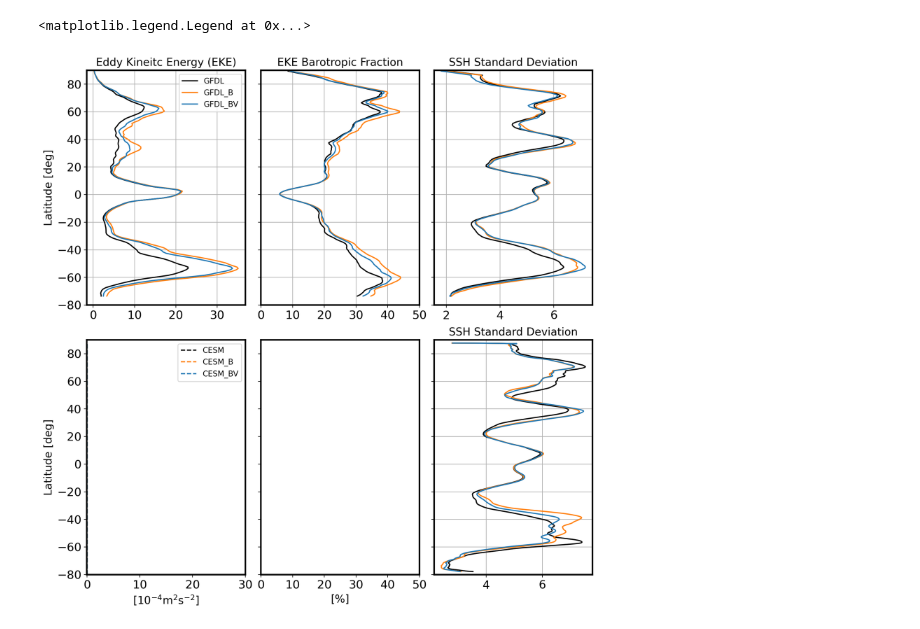
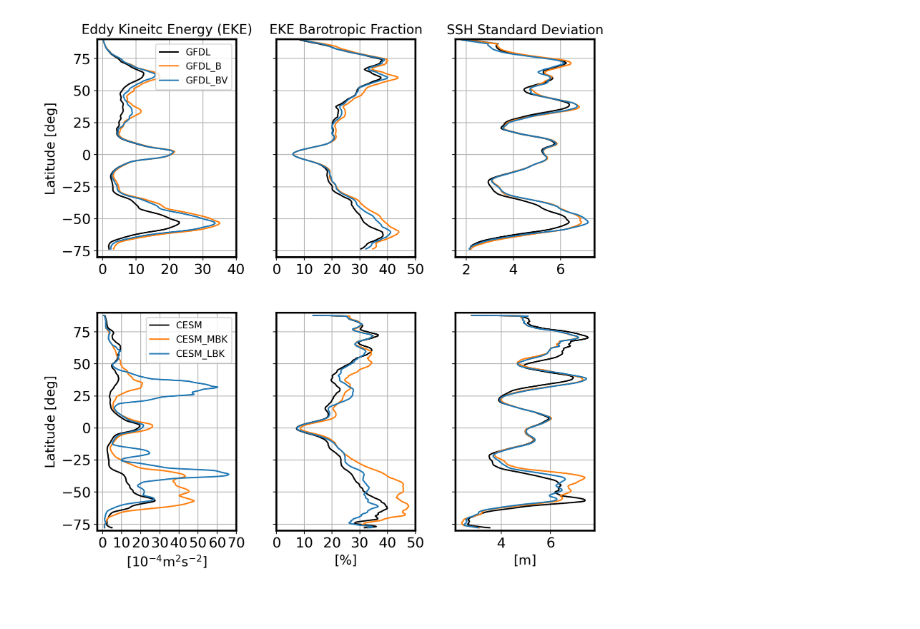
Before and after one commit to chengz2/CPT_Review, a Jupyter notebook: Fig_GCM_energetics.ipynb, the cells around one changed output. Cells and saved outputs as stored; diff of their text form; code cells hidden in the pictures.

```diff
--- a/Fig_GCM_energetics.ipynb
+++ b/Fig_GCM_energetics.ipynb
@@ -32,9 +32,9 @@ dss = xr.open_dataset('CESM/ocean_annual_z.static.nc')
 yh2 = dss.yh.values
 
 arch= 'CESM/'
-#fK_ref2=np.load(arch+'REF_BTBC_KE_fractions.npz')
-#fK_MBK=np.load(arch+'BS_BTBC_KE_fractions.npz')
-#fK_LBK=np.load(arch+'BSV_BTBC_KE_fractions.npz')
+fK_ref2=np.load(arch+'REF_BTBC_KE_fractions.npz')
+fK_MBK=np.load(arch+'MBK_BTBC_KE_fractions.npz')
+fK_LBK=np.load(arch+'LBK_BTBC_KE_fractions.npz')
 
 fE_ref2=np.load(arch+'REF_ssh_variance.npz')
 fE_MBK=np.load(arch+'MBK_ssh_variance.npz')
@@ -64,6 +64,7 @@ for i, ax in enumerate(axs[0,:]):
         var=np.convolve(np.nanmean(var,axis=-1), np.ones((window1,))/window1, mode='same')
         ax.plot(var*1e4,yh1,color='tab:blue', linewidth=1.5, label='GFDL_BV')
         ax.set_title('Eddy Kineitc Energy (EKE)',fontsize=14)
+        ax.set_xticks(np.arange(0,41,10))
 
     elif i==1:
         var=fK_ref1['fraction_BT_eddy']
@@ -103,41 +104,57 @@ axs[0,0].legend(loc='upper right',ncol=1,fontsize=10)
 
 for i, ax in enumerate(axs[1,:]):
     if i==0:
-        ax.plot(yh2*0,yh2,color='black', linestyle='--', linewidth=1.5, label='CESM')
-        ax.plot(yh2*0,yh2,color='tab:orange', linestyle='--', linewidth=1.5, label='CESM_MBK')
-        ax.plot(yh2*0,yh2,color='tab:blue', linestyle='--', linewidth=1.5, label='CESM_LBK')
+        f=fK_ref2
+        var=f['KE_eddy_BT']+f['KE_eddy_BC']#+f['KE_mean_BT']+f['KE_mean_BC']
+        var=np.convolve(np.nanmean(var,axis=-1), np.ones((window2,))/window2, mode='same')
+        ax.plot(var*1e4,yh2,color='black', linewidth=1.5, label='CESM')
+        f=fK_MBK
+        var=f['KE_eddy_BT']+f['KE_eddy_BC']#+f['KE_mean_BT']+f['KE_mean_BC']
+        var=np.convolve(np.nanmean(var,axis=-1), np.ones((window2,))/window2, mode='same')
+        ax.plot(var*1e4,yh2,color='tab:orange', linewidth=1.5, label='CESM_MBK')
+        f=fK_LBK
+        var=f['KE_eddy_BT']+f['KE_eddy_BC']#+f['KE_mean_BT']+f['KE_mean_BC']
+        var=np.convolve(np.nanmean(var,axis=-1), np.ones((window2,))/window2, mode='same')
+        ax.plot(var*1e4,yh2,color='tab:blue', linewidth=1.5, label='CESM_LBK')
 
-        ax.set_xticks(np.arange(0,40,10))
+        ax.set_xticks(np.arange(0,80,10))
         ax.set_xlabel('[$10^{-4}m^2s^{-2}$]',fontsize=14)
-        ax.grid()
     elif i==1:
+        var=fK_ref2['fraction_BT_eddy']
+        var=np.convolve(np.nanmean(var,axis=-1), np.ones((window2,))/window2, mode='same')
+        ax.plot(100*var,yh2,'-',color='black',linewidth=1.5)
+        var=fK_MBK['fraction_BT_eddy']
+        var=np.convolve(np.nanmean(var,axis=-1), np.ones((window2,))/window2, mode='same')
+        ax.plot(100*var,yh2,'-',color='tab:orange',linewidth=1.5)
+        var=fK_LBK['fraction_BT_eddy']
+        var=np.convolve(np.nanmean(var,axis=-1), np.ones((window2,))/window2, mode='same')
+        ax.plot(100*var,yh2,'-',color='tab:blue',linewidth=1.5)
+
         ax.set_xticks(np.arange(0,60,10))
         ax.set_xlabel('[%]',fontsize=14)
-        ax.grid()
     else:
         var=np.sqrt(fE_ref2['ssh_v'])
         var=np.convolve(np.nanmean(var,axis=-1), np.ones((window2,))/window2, mode='same')
         ax.plot(100*var,yh2,'-',color='black',linewidth=1.5)
 
         var=np.sqrt(fE_MBK['ssh_v'])
         var=np.convolve(np.nanmean(var,axis=-1), np.ones((window2,))/window2, mode='same')
         ax.plot(100*var,yh2,'-',color='tab:orange',linewidth=1.5)
 
         var=np.sqrt(fE_LBK['ssh_v'])
         var=np.convolve(np.nanmean(var,axis=-1), np.ones((window2,))/window2, mode='same')
         ax.plot(100*var,yh2,'-',color='tab:blue',linewidth=1.5)
-        ax.set_title('SSH Standard Deviation',fontsize=14)
+        ax.set_xlabel('[m]',fontsize=14)
 
     ax.set_ylim([-80,90]);
 
     ax.grid()
 
 axs[1,0].set_ylabel('Latitude [deg]',fontsize=14);
 axs[1,0].legend(loc='upper right',ncol=1,fontsize=10)
 
-#fig.savefig('Figure_CPT_review/GCM_energetics.pdf',dpi=800)
-# plt.tight_layout()
+fig.savefig('Figures/GCM_energetics.pdf',dpi=800)
+plt.tight_layout()
 # plt.show()
 # %% [output]
-<matplotlib.legend.Legend at 0x...>
-[figure, old version]
+[figure, new version]
```
Also changed, not shown: 5 other files.
